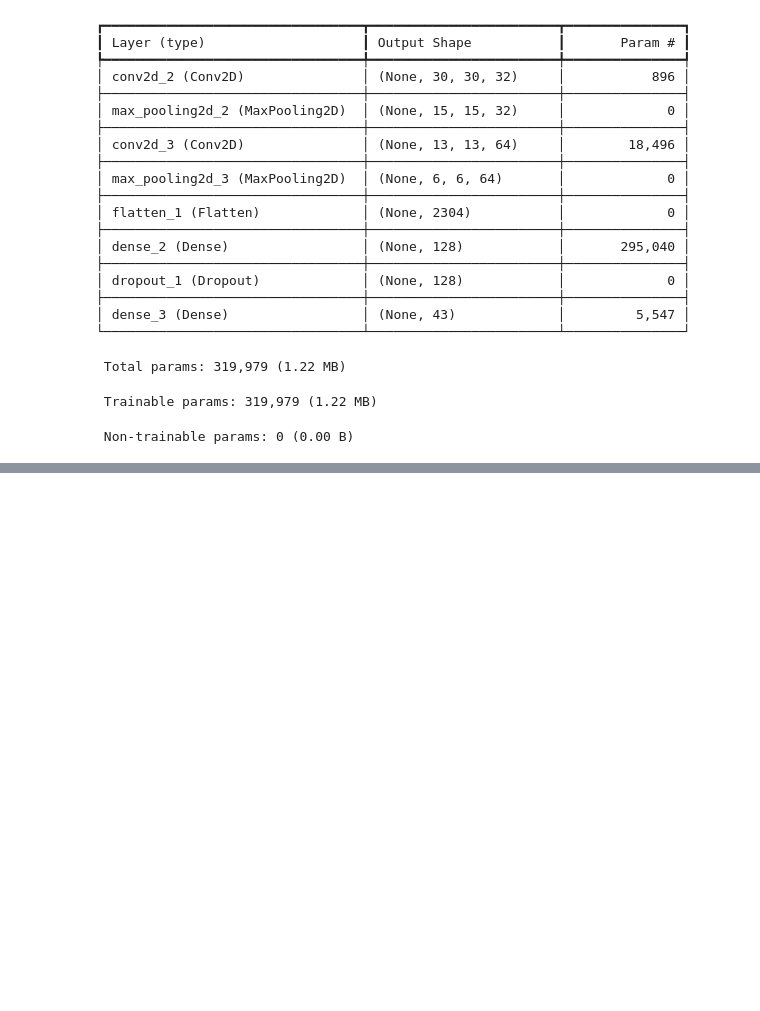
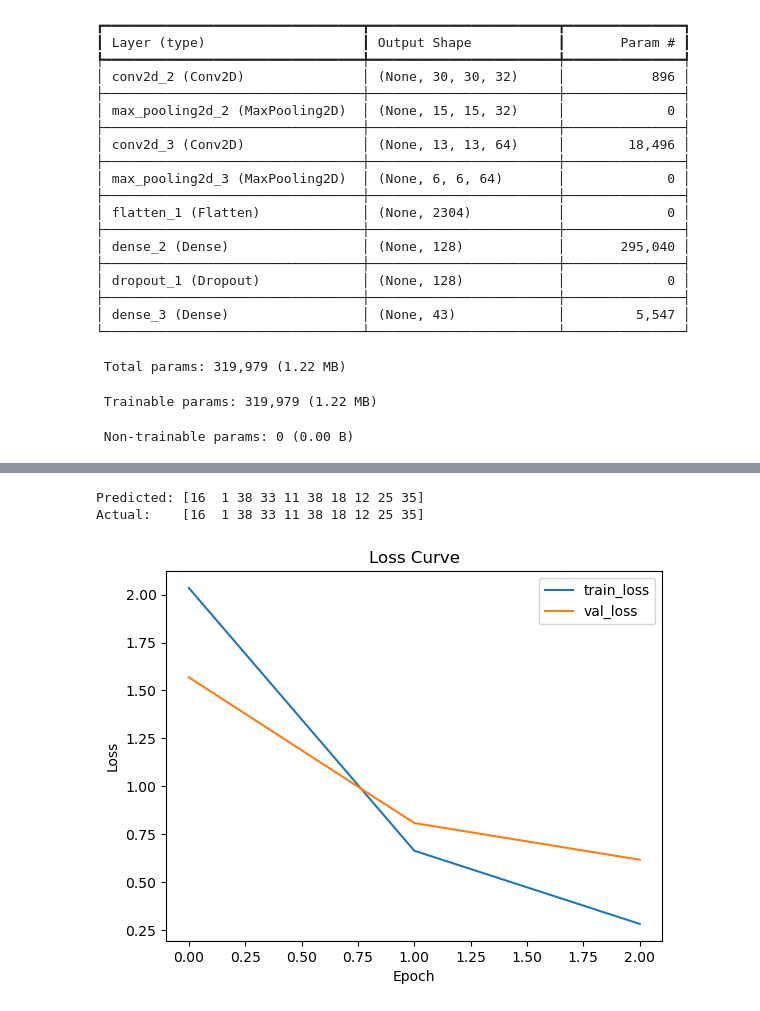
Before and after one commit to shawn01-kubo/DS-6050-Final-Project, a Jupyter notebook: Final project.ipynb, the cells around one changed output, grey strips where cells are left out. Saved outputs shown, nothing was run; the diff lists cells and outputs as text; code cells hidden in the pictures; blank space fills up the shorter version.

```diff
--- a/Final project.ipynb
+++ b/Final project.ipynb
@@ -29 +65,28 @@ Successfully loaded metadata for 39209 images.
+# %%
+# Build tf.data pipeline
+IMG_SIZE = (32, 32)
+BATCH_SIZE = 64
+AUTOTUNE = tf.data.AUTOTUNE
+
+def make_dataset(df, training=True):
+    paths = [os.path.join(path, p) for p in df["Path"].values]
+    labels = df["ClassId"].values.astype("int32")
+
+    ds = tf.data.Dataset.from_tensor_slices((paths, labels))
+
+    def _load(path, label):
+        img = tf.io.read_file(path)
+        img = tf.image.decode_png(img, channels=3)
+        img = tf.image.resize(img, IMG_SIZE)
+        img = tf.cast(img, tf.float32) / 255.0
+        return img, label
+
+    ds = ds.map(_load, num_parallel_calls=AUTOTUNE)
+    if training:
+        ds = ds.shuffle(5000, seed=42)
+    ds = ds.batch(BATCH_SIZE).prefetch(AUTOTUNE)
+    return ds
+
+train_ds = make_dataset(train_df, training=True)
+test_ds = make_dataset(test_df, training=False)
 # %%
@@ -75,3 +137,10 @@ Model: "sequential_1"
  Total params: 319,979 (1.22 MB)
  Trainable params: 319,979 (1.22 MB)
  Non-trainable params: 0 (0.00 B)
+# %%
+# Quick training run ( will set epochs higher later)
+history = model.fit(
+    train_ds,
+    validation_data=test_ds,
+    epochs=3
+)
@@ -77,0 +154,22 @@ Model: "sequential_1"
+# %%
+# Prediction demo
+x_batch, y_batch = next(iter(test_ds))
+probs = model.predict(x_batch, verbose=0)
+preds = tf.argmax(probs, axis=1)
+
+print("Predicted:", preds[:10].numpy())
+print("Actual:   ", y_batch[:10].numpy())
+# %% [output]
+Predicted: [16  1 38 33 11 38 18 12 25 35]
+Actual:    [16  1 38 33 11 38 18 12 25 35]
+# %%
+# plotting Loss curve
+plt.plot(history.history["loss"], label="train_loss")
+plt.plot(history.history["val_loss"], label="val_loss")
+plt.legend()
+plt.title("Loss Curve")
+plt.xlabel("Epoch")
+plt.ylabel("Loss")
+plt.show()
+# %% [output]
+[figure, added]
```
Also changed, not shown: parts of 7 cells of this notebook.
